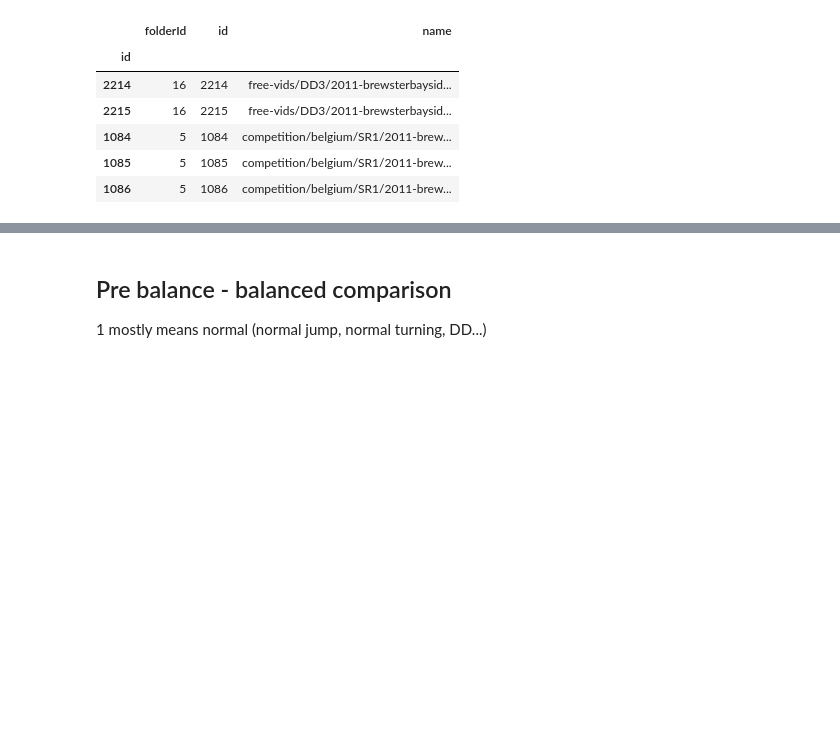
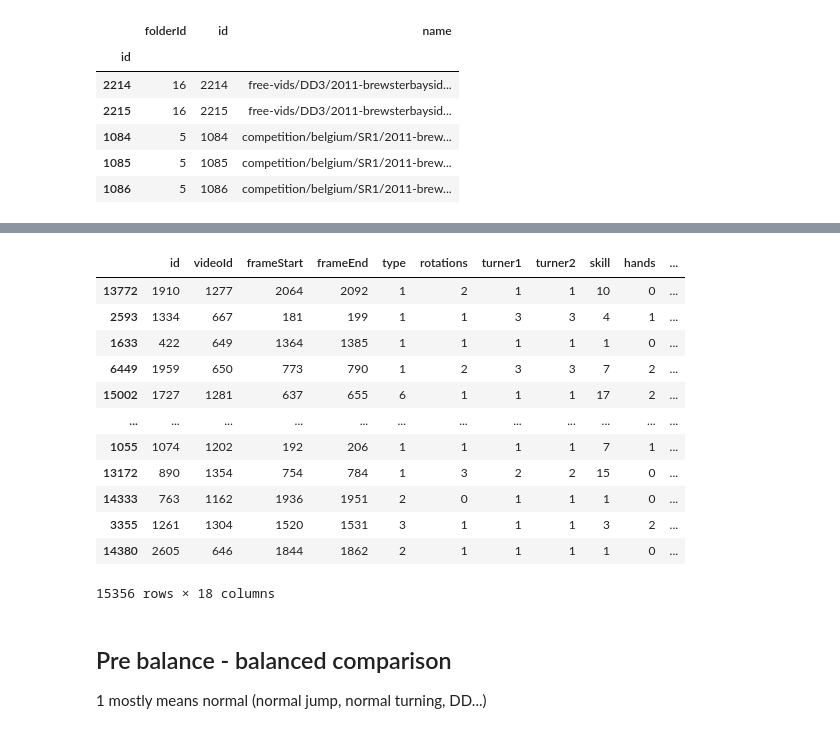
Before and after one commit to mikeddecker/judge, a Jupyter notebook: computervision/skillBalanceChecker.ipynb, the cells around one changed output, grey strips where cells are left out. Cells and saved outputs as stored; diff of their text form; code cells hidden in the pictures; blank space fills up the shorter version.

```diff
--- a/computervision/skillBalanceChecker.ipynb
+++ b/computervision/skillBalanceChecker.ipynb
@@ -122,3 +123,19 @@ train_gen.BalancedSkills7
+# %%
+train_gen.BalancedSkills3
+# %% [output]
+|  | id | videoId | frameStart | frameEnd | type | rotations | turner1 | turner2 | skill | hands | ... |
+| 13772 | 1910 | 1277 | 2064 | 2092 | 1 | 2 | 1 | 1 | 10 | 0 | ... |
+| 2593 | 1334 | 667 | 181 | 199 | 1 | 1 | 3 | 3 | 4 | 1 | ... |
+| 1633 | 422 | 649 | 1364 | 1385 | 1 | 1 | 1 | 1 | 1 | 0 | ... |
+| 6449 | 1959 | 650 | 773 | 790 | 1 | 2 | 3 | 3 | 7 | 2 | ... |
+| 15002 | 1727 | 1281 | 637 | 655 | 6 | 1 | 1 | 1 | 17 | 2 | ... |
+| ... | ... | ... | ... | ... | ... | ... | ... | ... | ... | ... | ... |
+| 1055 | 1074 | 1202 | 192 | 206 | 1 | 1 | 1 | 1 | 7 | 1 | ... |
+| 13172 | 890 | 1354 | 754 | 784 | 1 | 3 | 2 | 2 | 15 | 0 | ... |
+| 14333 | 763 | 1162 | 1936 | 1951 | 2 | 0 | 1 | 1 | 1 | 0 | ... |
+| 3355 | 1261 | 1304 | 1520 | 1531 | 3 | 1 | 1 | 1 | 3 | 2 | ... |
+| 14380 | 2605 | 646 | 1844 | 1862 | 2 | 1 | 1 | 1 | 1 | 0 | ... |
+15356 rows × 18 columns
 # %% [markdown]
 ## Pre balance - balanced comparison
 
```
Also changed, not shown: parts of 25 cells of this notebook, 9 other files.
